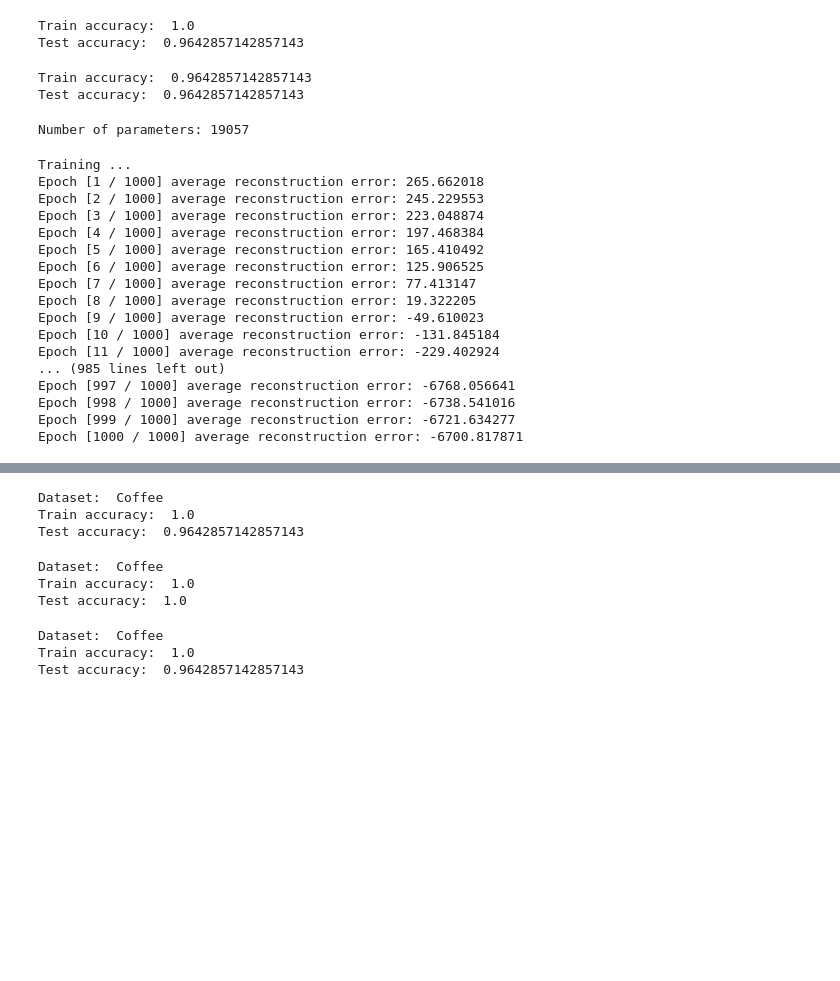
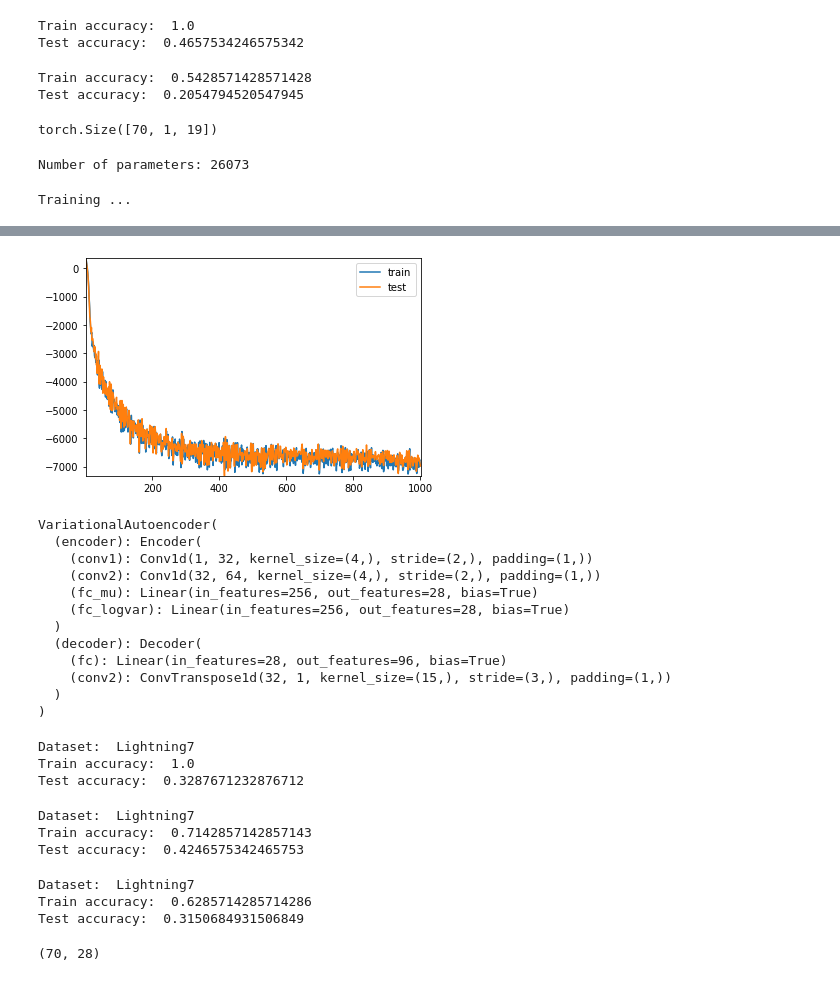
Before and after one commit to SamirMoustafa/Time-Series-Classification, a Jupyter notebook: Pipeline_Another.ipynb, the cells around one changed output, grey strips where cells are left out. Cells and saved outputs as stored; diff of their text form; code cells hidden in the pictures; blank space fills up the shorter version.

Commit message:
Auto-Encoder-fix

```diff
--- a/Pipeline_Another.ipynb
+++ b/Pipeline_Another.ipynb
@@ -37,7 +38,7 @@ from src import VariationalAutoencoder, train_AE
 directory_list = get_files_directory_list()
 directory_list = sorted(directory_list)
 
-random_index =  15
+random_index =  67
 random_path = directory_list[random_index]
 
 X_train, X_test, y_train, y_test = get_data_from_directory(random_path)
@@ -141,7 +135,7 @@ print("Train accuracy: ", accuracy_score(y_train, svc_cv.best_estimator_.predict
 print("Test accuracy: ", accuracy_score(y_test, svc_cv.best_estimator_.predict(X_test_transformed)))
 # %% [output]
 Train accuracy:  1.0
-Test accuracy:  0.9642857142857143
+Test accuracy:  0.4657534246575342
 # %%
 parameters = {"n_neighbors": [3, 5, 7, 11,]}
 
@@ -155,8 +149,8 @@ knn_cv.fit(X_train_transformed, y_train)
 print("Train accuracy: ", accuracy_score(y_train, knn_cv.best_estimator_.predict(X_train_transformed)))
 print("Test accuracy: ", accuracy_score(y_test, knn_cv.best_estimator_.predict(X_test_transformed)))
 # %% [output]
-Train accuracy:  0.9642857142857143
-Test accuracy:  0.9642857142857143
+Train accuracy:  0.5428571428571428
+Test accuracy:  0.2054794520547945
 # %%
 torch.manual_seed(0)
 torch.backends.cudnn.deterministic = True
@@ -186,6 +180,9 @@ loader_train = DataLoader(dataset_train, batch_size=batch_size)
 loader_test = DataLoader(dataset_test, batch_size=batch_size)
 
 test_data = torch.zeros(dataset_train[:][0].shape)
+test_data.shape
+# %% [output]
+torch.Size([70, 1, 19])
 # %%
 vae = VariationalAutoencoder(batch_size=batch_size, latent_dims=latent_dim, test_data=test_data)
 vae = vae.to(device)
@@ -193,26 +190,10 @@ vae = vae.to(device)
 num_params = sum(p.numel() for p in vae.parameters() if p.requires_grad)
 print('Number of parameters: %d' % num_params)
 # %% [output]
-Number of parameters: 19057
+Number of parameters: 26073
 # %%
 optimizer = torch.optim.Adam(params=vae.parameters(), lr=2e-3, weight_decay=1e-5)
 
-train_AE(1000, vae, loader_train, loader_test, optimizer, device)
+train_AE(1000, vae, loader_train, loader_test, optimizer, device, verbose=True)
 # %% [output]
 Training ...
-Epoch [1 / 1000] average reconstruction error: 265.662018
-Epoch [2 / 1000] average reconstruction error: 245.229553
-Epoch [3 / 1000] average reconstruction error: 223.048874
-Epoch [4 / 1000] average reconstruction error: 197.468384
-Epoch [5 / 1000] average reconstruction error: 165.410492
-Epoch [6 / 1000] average reconstruction error: 125.906525
-Epoch [7 / 1000] average reconstruction error: 77.413147
-Epoch [8 / 1000] average reconstruction error: 19.322205
-Epoch [9 / 1000] average reconstruction error: -49.610023
-Epoch [10 / 1000] average reconstruction error: -131.845184
-Epoch [11 / 1000] average reconstruction error: -229.402924
-... (985 lines left out)
-Epoch [997 / 1000] average reconstruction error: -6768.056641
-Epoch [998 / 1000] average reconstruction error: -6738.541016
-Epoch [999 / 1000] average reconstruction error: -6721.634277
-Epoch [1000 / 1000] average reconstruction error: -6700.817871
@@ -219,3 +201,16 @@ Epoch [1000 / 1000] average reconstruction error: -6700.817871
+[figure, added]
+VariationalAutoencoder(
+  (encoder): Encoder(
+    (conv1): Conv1d(1, 32, kernel_size=(4,), stride=(2,), padding=(1,))
+    (conv2): Conv1d(32, 64, kernel_size=(4,), stride=(2,), padding=(1,))
+    (fc_mu): Linear(in_features=256, out_features=28, bias=True)
+    (fc_logvar): Linear(in_features=256, out_features=28, bias=True)
+  )
+  (decoder): Decoder(
+    (fc): Linear(in_features=28, out_features=96, bias=True)
+    (conv2): ConvTranspose1d(32, 1, kernel_size=(15,), stride=(3,), padding=(1,))
+  )
+)
 # %%
 z_train = vae.transform(loader_train.dataset[:][0]).cpu().detach().numpy()
 z_test = vae.transform(loader_test.dataset[:][0]).cpu().detach().numpy()
@@ -233,9 +228,9 @@ print('Dataset: ', random_path)
 print("Train accuracy: ", accuracy_score(y_train, svc_cv.best_estimator_.predict(z_train)))
 print("Test accuracy: ", accuracy_score(y_test, svc_cv.best_estimator_.predict(z_test)))
 # %% [output]
-Dataset:  Coffee
+Dataset:  Lightning7
 Train accuracy:  1.0
-Test accuracy:  0.9642857142857143
+Test accuracy:  0.3287671232876712
 # %%
 parameters = {"C": [10**i for i in range(-2, 5)],
               "kernel": ["linear", "rbf", "sigmoid", "poly"]}
@@ -251,9 +246,9 @@ print('Dataset: ', random_path)
 print("Train accuracy: ", accuracy_score(y_train, svc_cv.best_estimator_.predict(z_train)))
 print("Test accuracy: ", accuracy_score(y_test, svc_cv.best_estimator_.predict(z_test)))
 # %% [output]
-Dataset:  Coffee
-Train accuracy:  1.0
-Test accuracy:  1.0
+Dataset:  Lightning7
+Train accuracy:  0.7142857142857143
+Test accuracy:  0.4246575342465753
 # %%
 parameters = {"n_neighbors": [1, 2, 3, 5, 7, 11,]}
 
@@ -268,6 +263,10 @@ print('Dataset: ', random_path)
 print("Train accuracy: ", accuracy_score(y_train, knn_cv.best_estimator_.predict(z_train)))
 print("Test accuracy: ", accuracy_score(y_test, knn_cv.best_estimator_.predict(z_test)))
 # %% [output]
-Dataset:  Coffee
-Train accuracy:  1.0
-Test accuracy:  0.9642857142857143
+Dataset:  Lightning7
+Train accuracy:  0.6285714285714286
+Test accuracy:  0.3150684931506849
+# %%
+z_train.shape
+# %% [output]
+(70, 28)
```
Also changed, not shown: parts of 7 cells of this notebook.
